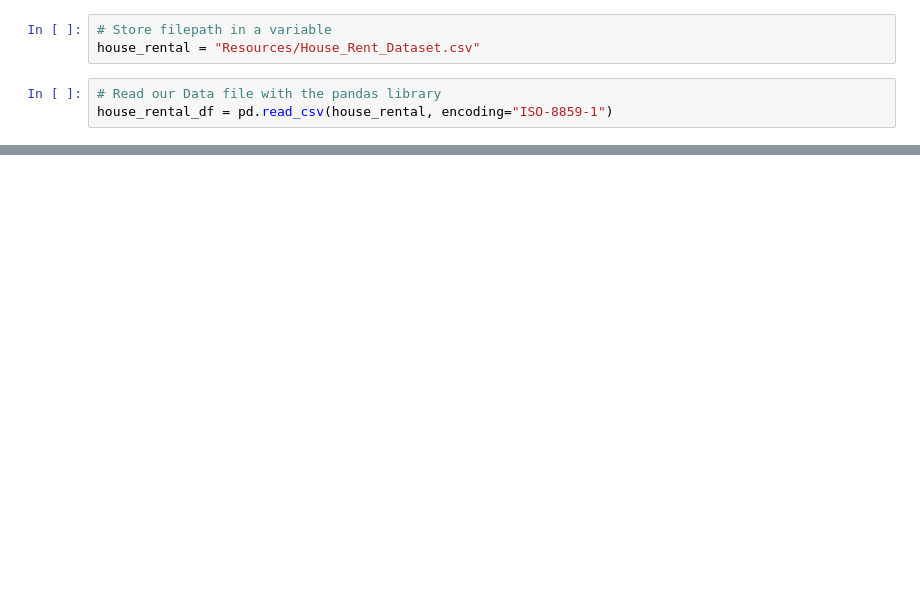
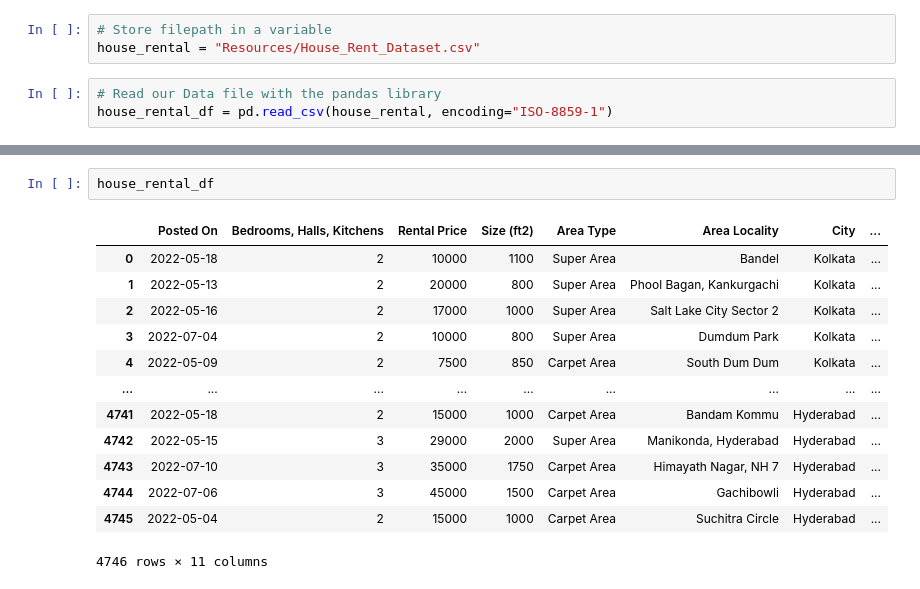
Before and after one commit to FrankMS3/Project-one, a Jupyter notebook: house_rental.ipynb, the cells around one changed output, grey strips where cells are left out. Saved outputs shown, nothing was run; the diff lists cells and outputs as text; blank space fills up the shorter version.

```diff
--- a/house_rental.ipynb
+++ b/house_rental.ipynb
@@ -19,0 +69,16 @@ house_rental_df.head()
+# %%
+house_rental_df
+# %% [output]
+|  | Posted On | Bedrooms, Halls, Kitchens | Rental Price | Size (ft2) | Area Type | Area Locality | City | ... |
+| 0 | 2022-05-18 | 2 | 10000 | 1100 | Super Area | Bandel | Kolkata | ... |
+| 1 | 2022-05-13 | 2 | 20000 | 800 | Super Area | Phool Bagan, Kankurgachi | Kolkata | ... |
+| 2 | 2022-05-16 | 2 | 17000 | 1000 | Super Area | Salt Lake City Sector 2 | Kolkata | ... |
+| 3 | 2022-07-04 | 2 | 10000 | 800 | Super Area | Dumdum Park | Kolkata | ... |
+| 4 | 2022-05-09 | 2 | 7500 | 850 | Carpet Area | South Dum Dum | Kolkata | ... |
+| ... | ... | ... | ... | ... | ... | ... | ... | ... |
+| 4741 | 2022-05-18 | 2 | 15000 | 1000 | Carpet Area | Bandam Kommu | Hyderabad | ... |
+| 4742 | 2022-05-15 | 3 | 29000 | 2000 | Super Area | Manikonda, Hyderabad | Hyderabad | ... |
+| 4743 | 2022-07-10 | 3 | 35000 | 1750 | Carpet Area | Himayath Nagar, NH 7 | Hyderabad | ... |
+| 4744 | 2022-07-06 | 3 | 45000 | 1500 | Carpet Area | Gachibowli | Hyderabad | ... |
+| 4745 | 2022-05-04 | 2 | 15000 | 1000 | Carpet Area | Suchitra Circle | Hyderabad | ... |
+4746 rows × 11 columns
```
Also changed, not shown: parts of 15 cells of this notebook.
